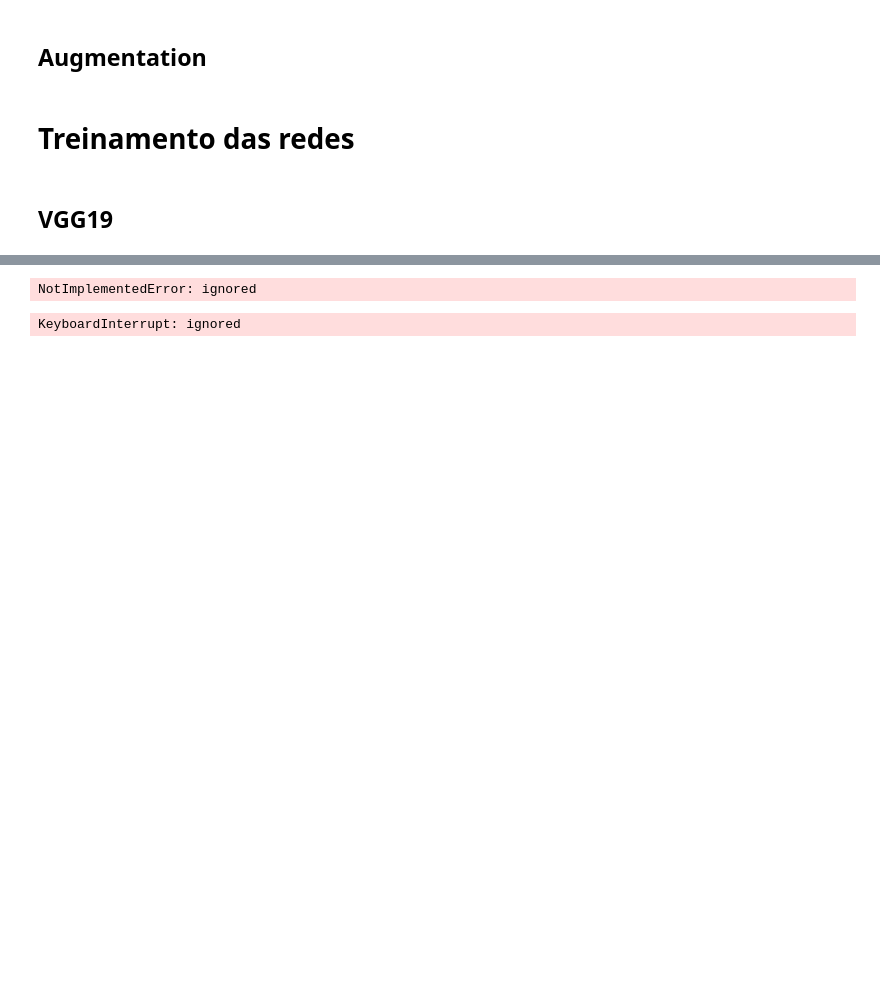
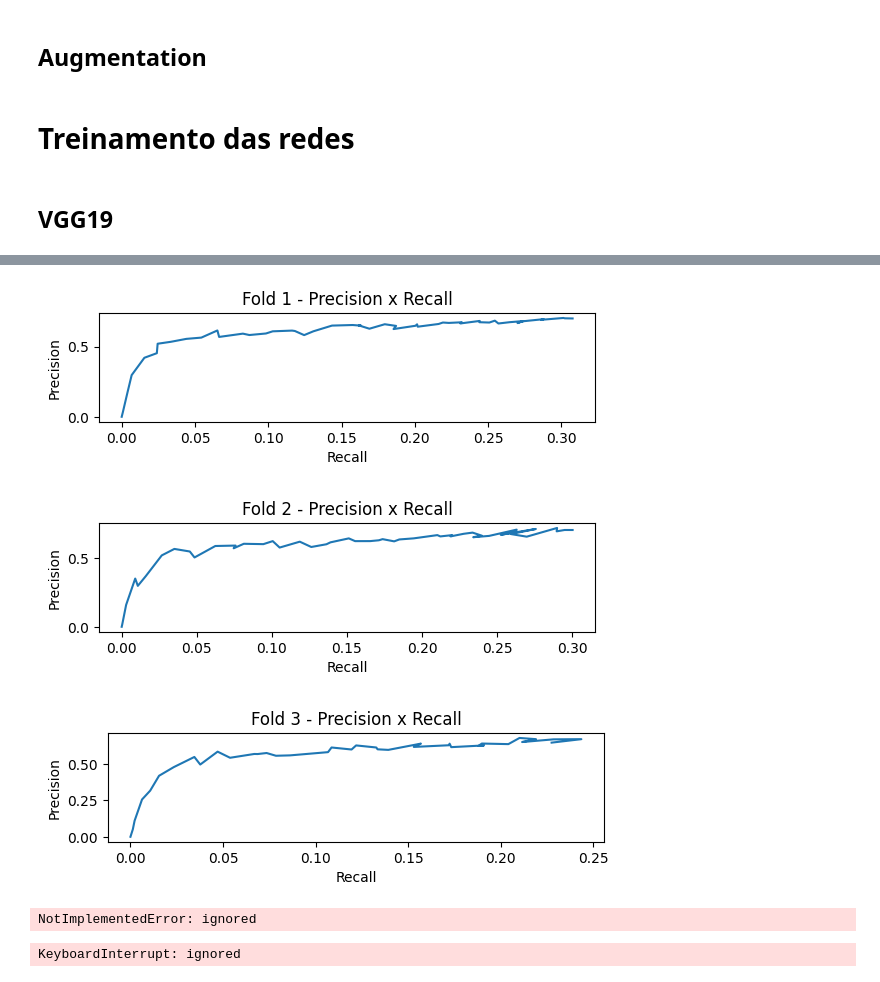
Before and after one commit to davidolima/car-model-classification, a Jupyter notebook: main.ipynb, the cells around one changed output, grey strips where cells are left out. Drawn from its saved outputs; the diff is of its cells as text; code cells hidden in the pictures; blank space fills up the shorter version.

```diff
--- a/main.ipynb
+++ b/main.ipynb
@@ -384,3 +375,9 @@ model_1.compile(loss=criterion,
+# %%
+plotFoldsPR(fold_histories)
+# %% [output]
+[figure, added]
+[figure, added]
+[figure, added]
 # %%
 model_test_acc=model_1.evaluate(ds_test,batch_size=64)
 # %% [output]
```
Also changed, not shown: parts of 15 cells of this notebook.
